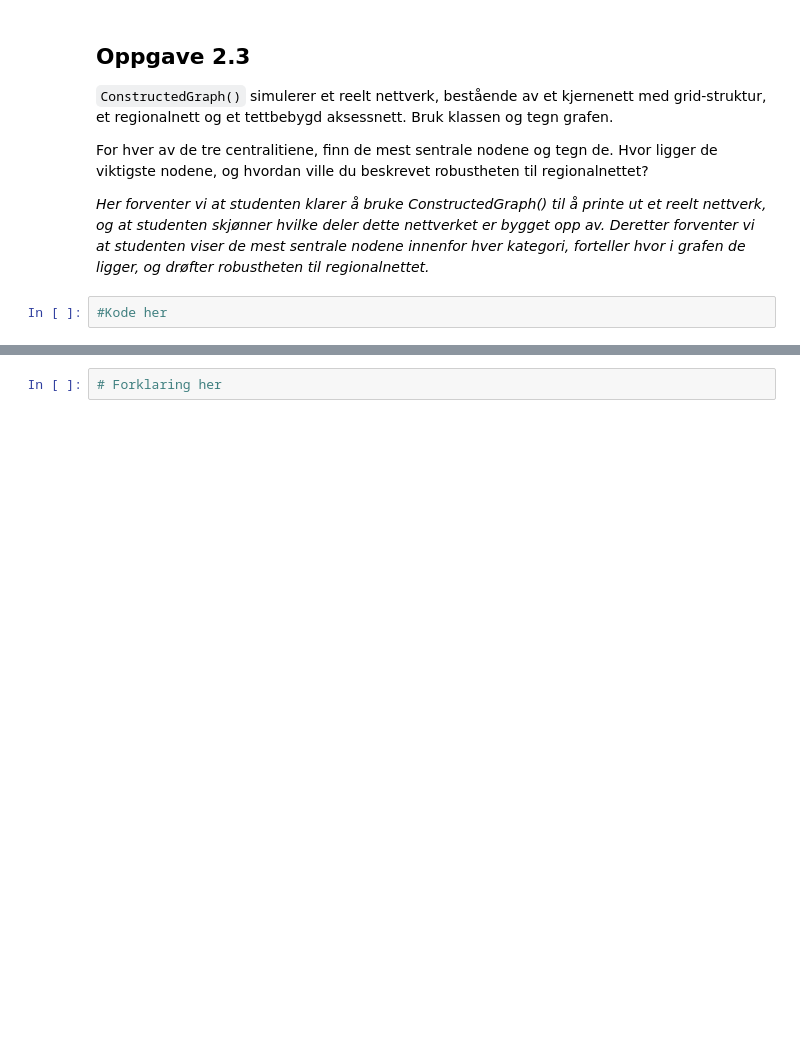
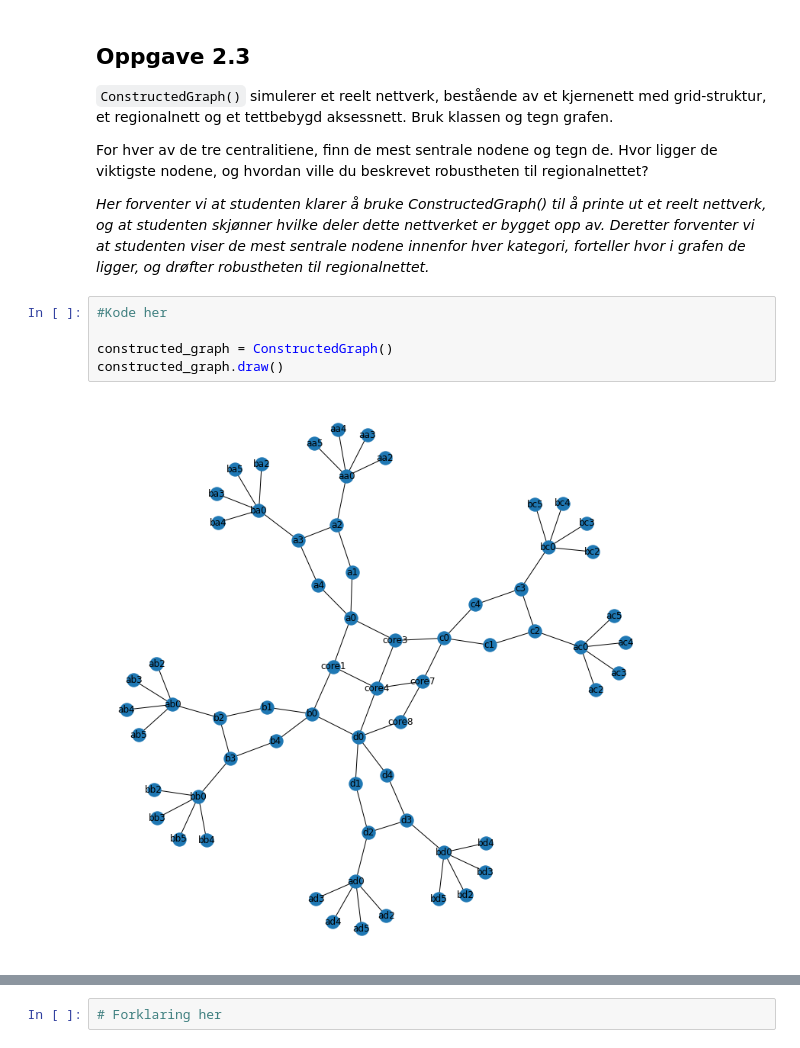
Before and after one commit to Eeaeau/TTM4185, a Jupyter notebook: Oving3-revidert-v1.ipynb, the cells around one changed output, grey strips where cells are left out. Cells and saved outputs as stored; diff of their text form; blank space fills up the shorter version.

```diff
--- a/Oving3-revidert-v1.ipynb
+++ b/Oving3-revidert-v1.ipynb
@@ -575,3 +612,8 @@ For hver av de tre centralitiene, finn de mest sentrale nodene og tegn de. Hvor
 <em> Her forventer vi at studenten klarer å bruke ConstructedGraph() til å printe ut et reelt nettverk, og at studenten skjønner hvilke deler dette nettverket er bygget opp av. Deretter forventer vi at studenten viser de mest sentrale nodene innenfor hver kategori, forteller hvor i grafen de ligger, og drøfter robustheten til regionalnettet.  </em>
 # %%
 #Kode her
+
+constructed_graph = ConstructedGraph()
+constructed_graph.draw()
+# %% [output]
+[figure, added]
```
Also changed, not shown: parts of 8 cells of this notebook.
